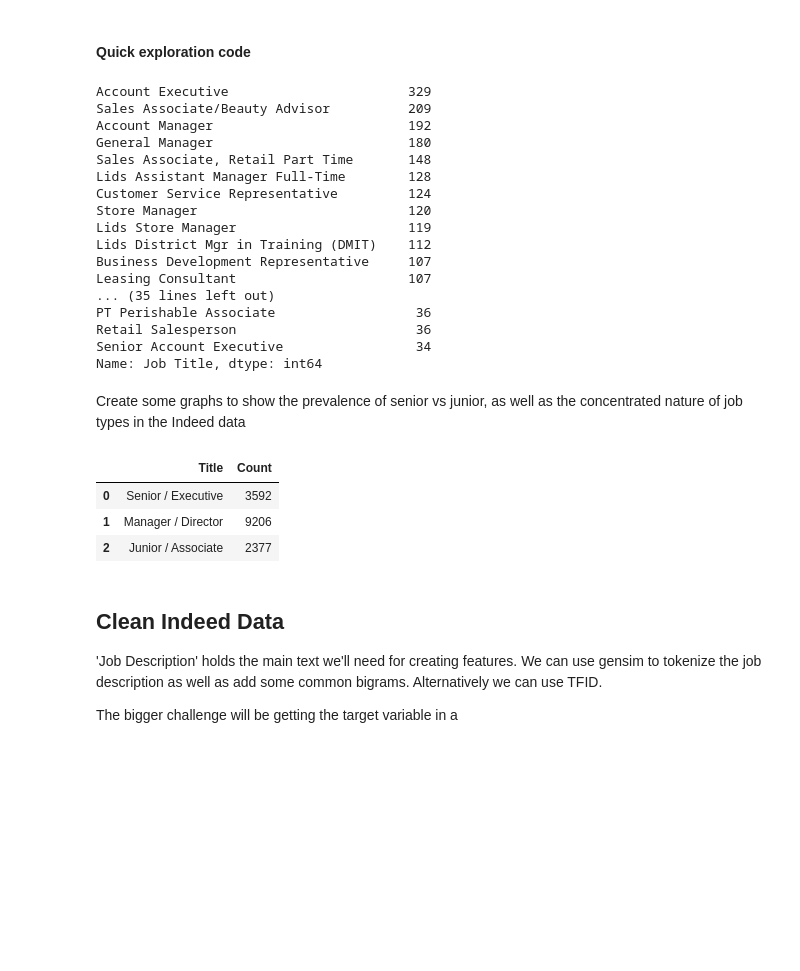
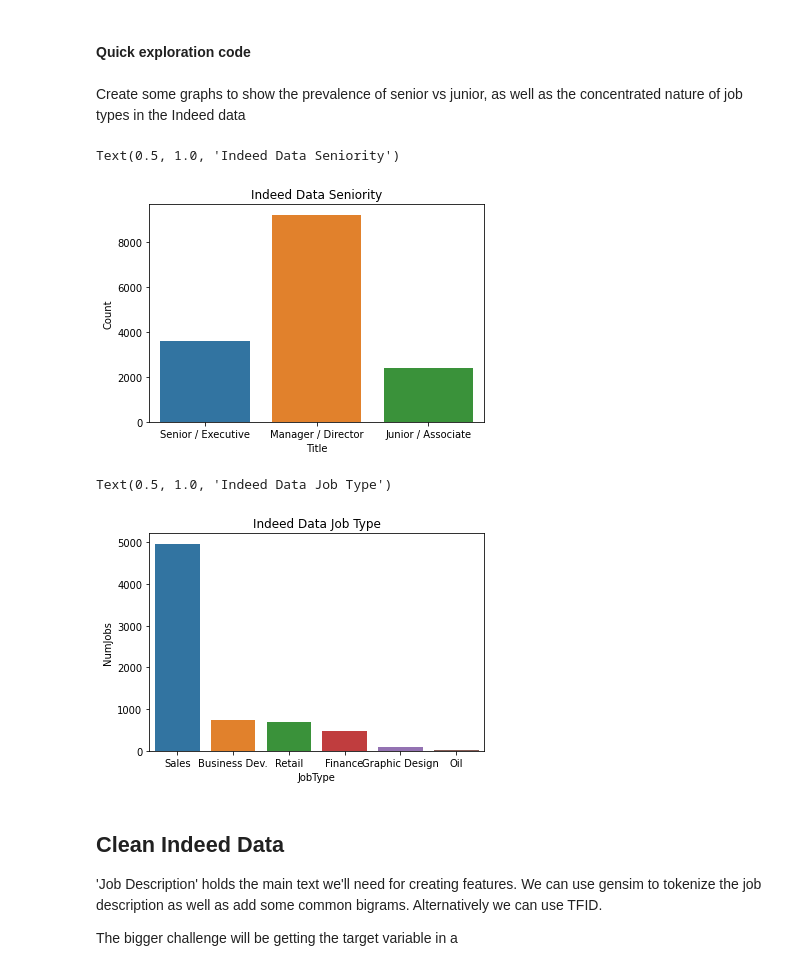
Before and after one commit to pvai-umich/SIADS697, a Jupyter notebook: Data/Load_Kaggle_Data.ipynb, the cells around one changed output. Saved outputs shown, nothing was run; the diff lists cells and outputs as text; code cells hidden in the pictures; blank space fills up the shorter version.

```diff
--- a/Data/Load_Kaggle_Data.ipynb
+++ b/Data/Load_Kaggle_Data.ipynb
@@ -64,7 +64,7 @@ Getting both datasets on the same page though will be difficult.
 #dat_indeed.head()
 #dat_indeed.columns
 #dat_indeed['Job Description'][0] # Source for features
-dat_indeed['Job Title'].value_counts()[0:50] # source for target variable
+#dat_indeed['Job Title'].value_counts()[0:50] # source for target variable
 
 ## Monster Data
 #dat_monster.head()
@@ -73,37 +73,19 @@ dat_indeed['Job Title'].value_counts()[0:50] # source for target variable
 #dat_monster['job_title'].value_counts()[0:50] # Source for target variable
 #dat_monster['sector'].value_counts() # Source for target variable
 #dat_monster['organization'].value_counts() # Source for target variable
-# %% [output]
-Account Executive                       329
-Sales Associate/Beauty Advisor          209
-Account Manager                         192
-General Manager                         180
-Sales Associate, Retail Part Time       148
-Lids Assistant Manager Full-Time        128
-Customer Service Representative         124
-Store Manager                           120
-Lids Store Manager                      119
-Lids District Mgr in Training (DMIT)    112
-Business Development Representative     107
-Leasing Consultant                      107
-... (35 lines left out)
-PT Perishable Associate                  36
-Retail Salesperson                       36
-Senior Account Executive                 34
-Name: Job Title, dtype: int64
 # %% [markdown]
 Create some graphs to show the prevalence of senior vs junior, as well as the concentrated nature of job types in the Indeed data
 # %%
 
 import seaborn as sns
 
-jobType_data = {'Title' : ['Sales',
+jobType_data = {'JobType' : ['Sales',
                              'Business Dev.',
                              'Retail',
                              'Finance',
                              'Graphic Design',
                              'Oil'],
-                  'Count' : [len(dat_indeed[dat_indeed['Job Title'].str.contains('Sales')]),
+                  'NumJobs' : [len(dat_indeed[dat_indeed['Job Title'].str.contains('Sales')]),
                              len(dat_indeed[dat_indeed['Job Title'].str.contains('Business Development')]),
                              len(dat_indeed[dat_indeed['Job Title'].str.contains('Retail')]),
                              len(dat_indeed[dat_indeed['Job Title'].str.contains('Finan')]),
@@ -122,13 +104,16 @@ seniority_data = {'Title' : ['Senior / Executive',
 
 
 seniority_df = pd.DataFrame(data = seniority_data)
-
-seniority_df
-# %% [output]
-|  | Title | Count |
-| 0 | Senior / Executive | 3592 |
-| 1 | Manager / Director | 9206 |
-| 2 | Junior / Associate | 2377 |
+# %%
+sns.barplot(x="Title", y="Count", data=seniority_df).set_title('Indeed Data Seniority')
+# %% [output]
+Text(0.5, 1.0, 'Indeed Data Seniority')
+[figure, added]
+# %%
+sns.barplot(x="JobType", y="NumJobs", data=jobType_df).set_title('Indeed Data Job Type')
+# %% [output]
+Text(0.5, 1.0, 'Indeed Data Job Type')
+[figure, added]
 # %% [markdown]
 ## Clean Indeed Data
 
```
Also changed, not shown: parts of 13 cells of this notebook.
